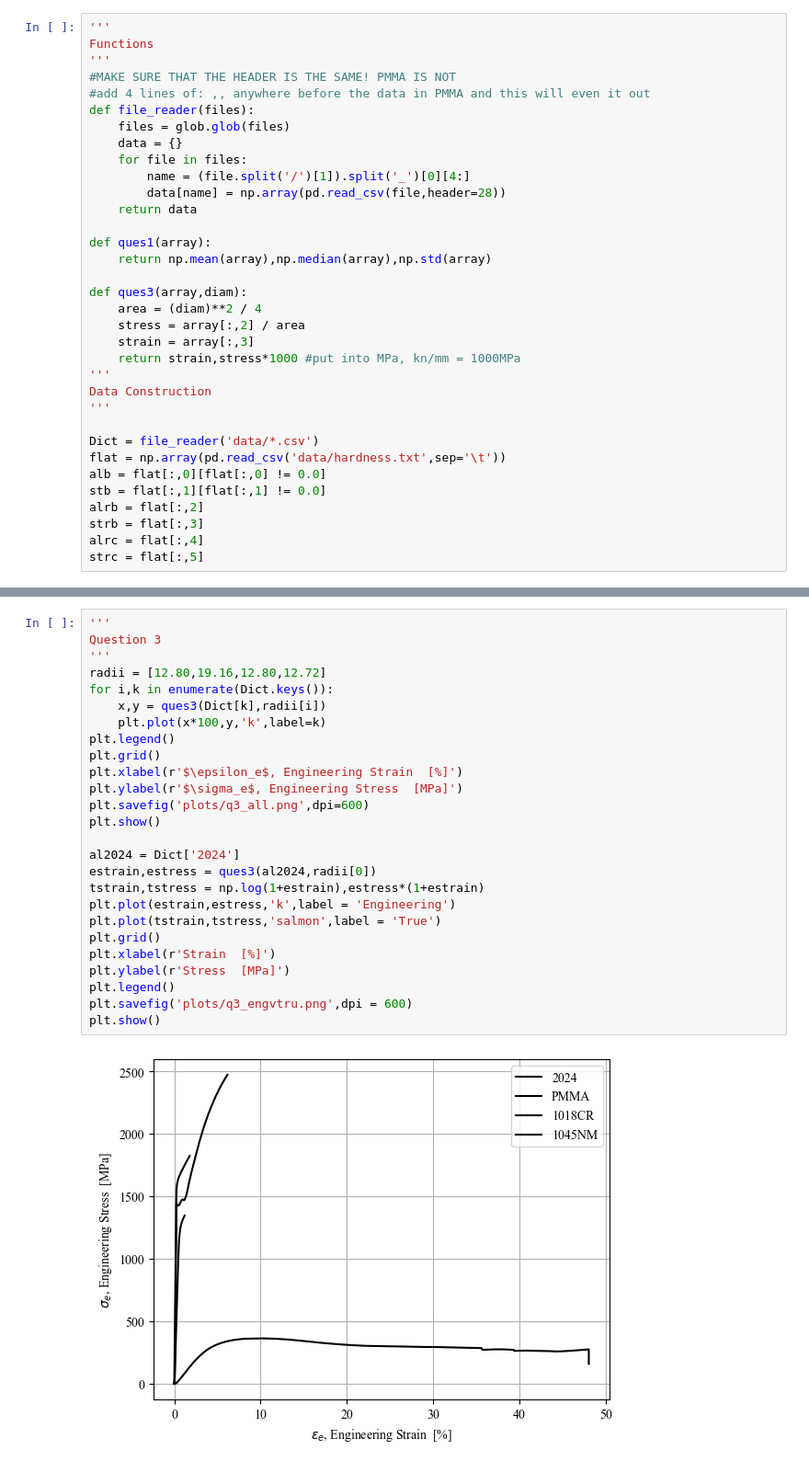
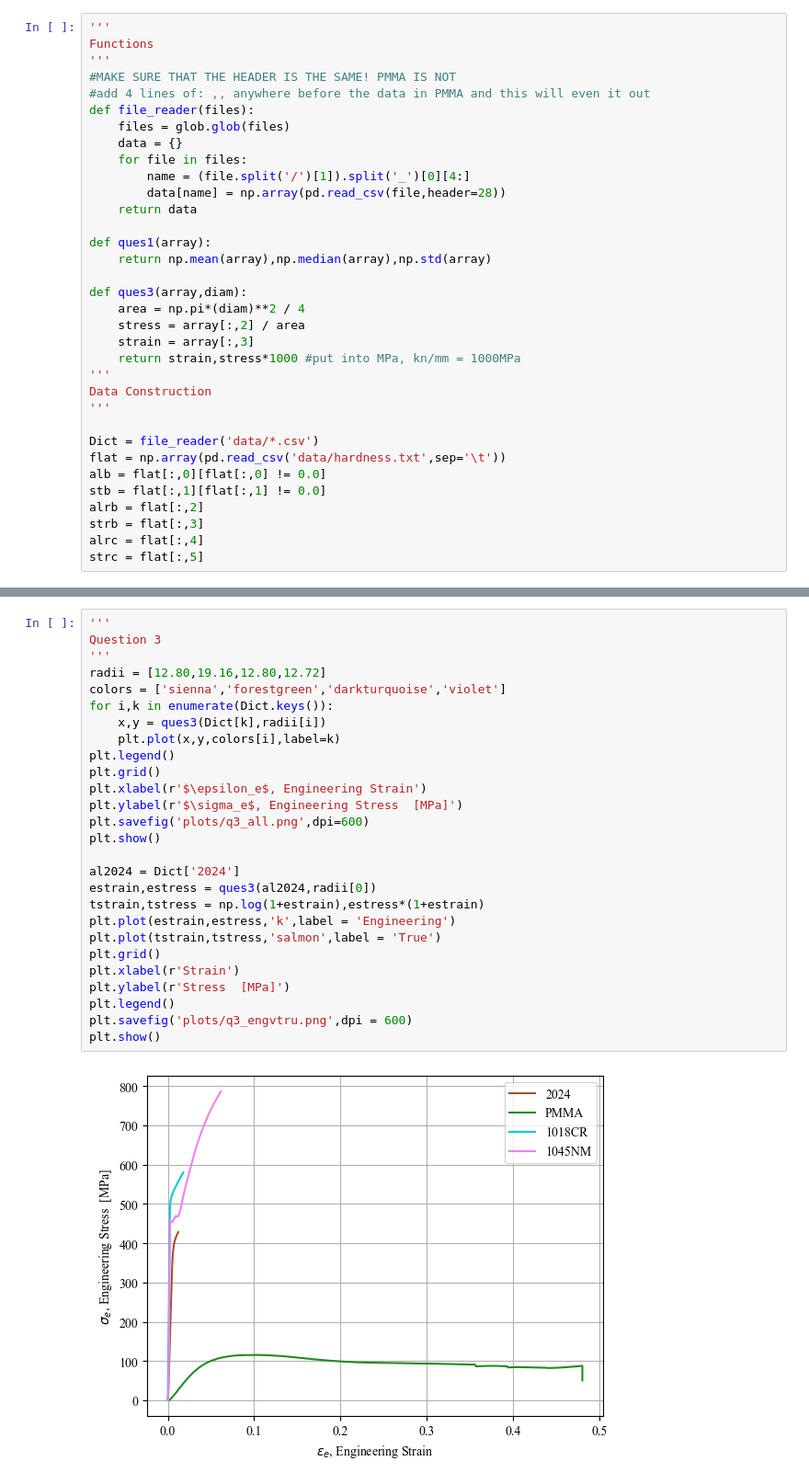
Before and after one commit to nglaser3/NPRE432_Materials, a Jupyter notebook: Lab1/lab1_python.ipynb, the cells around one changed output, grey strips where cells are left out. Shown: that part at 92% size. Cells and saved outputs as stored; diff of their text form.

Commit message:
update lab1 plots

```diff
--- a/Lab1/lab1_python.ipynb
+++ b/Lab1/lab1_python.ipynb
@@ -26,7 +27,7 @@ def ques1(array):
     return np.mean(array),np.median(array),np.std(array)
 
 def ques3(array,diam):
-    area = (diam)**2 / 4
+    area = np.pi*(diam)**2 / 4
     stress = array[:,2] / area
     strain = array[:,3]
     return strain,stress*1000 #put into MPa, kn/mm = 1000MPa
@@ -59,28 +69,29 @@ Question 2
 # %%
 '''
 Question 3
 '''
 radii = [12.80,19.16,12.80,12.72]
+colors = ['sienna','forestgreen','darkturquoise','violet']
 for i,k in enumerate(Dict.keys()):
     x,y = ques3(Dict[k],radii[i])
-    plt.plot(x*100,y,'k',label=k)
+    plt.plot(x,y,colors[i],label=k)
 plt.legend()
 plt.grid()
-plt.xlabel(r'$\epsilon_e$, Engineering Strain  [%]')
+plt.xlabel(r'$\epsilon_e$, Engineering Strain')
 plt.ylabel(r'$\sigma_e$, Engineering Stress  [MPa]')
 plt.savefig('plots/q3_all.png',dpi=600)
 plt.show()
 
 al2024 = Dict['2024']
 estrain,estress = ques3(al2024,radii[0])
 tstrain,tstress = np.log(1+estrain),estress*(1+estrain)
 plt.plot(estrain,estress,'k',label = 'Engineering')
 plt.plot(tstrain,tstress,'salmon',label = 'True')
 plt.grid()
-plt.xlabel(r'Strain  [%]')
+plt.xlabel(r'Strain')
 plt.ylabel(r'Stress  [MPa]')
 plt.legend()
 plt.savefig('plots/q3_engvtru.png',dpi = 600)
 plt.show()
 # %% [output]
-[figure, old version]
+[figure, new version]
```
Also changed, not shown: parts of 6 cells of this notebook, 2 other files.
